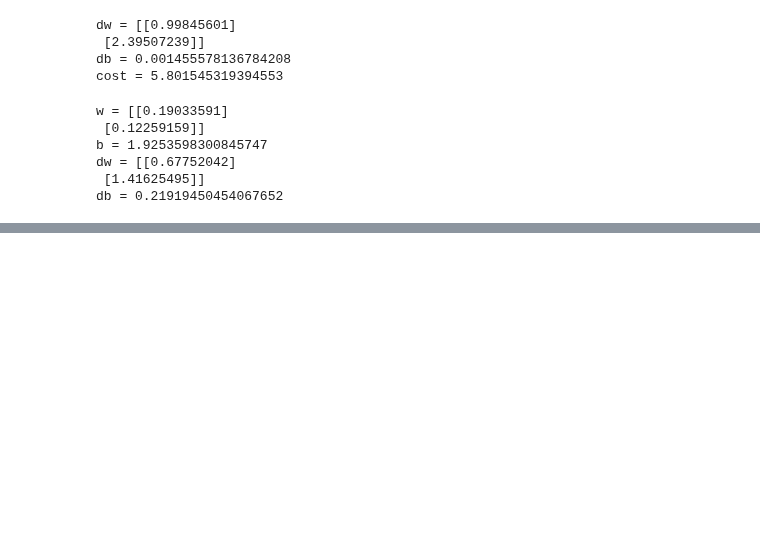
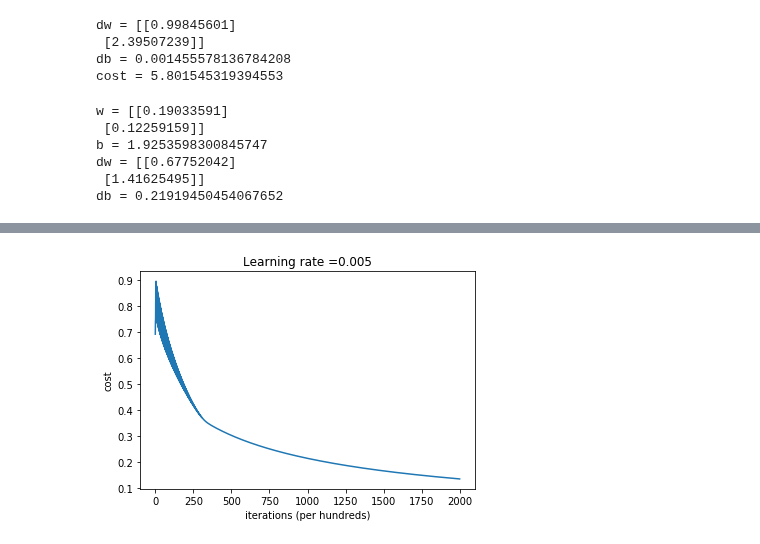
Before and after one commit to HemChandraLive/DeepLearning.AI, a Jupyter notebook: Course1/Week2/Cat Vs NonCat Classification Using Logistic Regression.ipynb, the cells around one changed output, grey strips where cells are left out. Cells and saved outputs as stored; diff of their text form; code cells hidden in the pictures; blank space fills up the shorter version.

```diff
--- a/Course1/Week2/Cat Vs NonCat Classification Using Logistic Regression.ipynb
+++ b/Course1/Week2/Cat Vs NonCat Classification Using Logistic Regression.ipynb
@@ -153,8 +146,8 @@ def computez(W,X,b):
 # %%
 def computecost(y,yhat):
     m=y.shape[1]
-    cost=np.sum(-y*np.log(yhat)-(1-y)*np.log(1-yhat))
-    return cost/m
+    cost=(-1/m)*np.sum(y*np.log(yhat)+(1-y)*(np.log(1-yhat)))
+    return cost
 # %%
 def forward_propagate(weights,bias,train_x_flatten,train_set_label):
     m=train_x_flatten.shape[1]
@@ -236,9 +217,22 @@ def predict(w, b, X):
-# %%
-def model(train_x_flatten,train_set_label,test_set_label,test_x_flatten,alpha,iteration):
-    m=train_x_flatten.shape[1]
-    dw=0
-    db=0
-    for i in range(iteration):
-        computecost()
-        dw=dw-alpha*dz
-        db=db-alpha*dz
+# %%
+def model(train_x_flatten,train_set_label,test_x_flatten,test_set_label,alpha,iteration):
+
+    w=np.zeros((train_x_flatten.shape[0],1))
+    b=0
+
+    parameters,grad,costs=updateparameters(w,b,train_x_flatten, train_set_label, iteration,alpha)
+
+     # Retrieve parameters w and b from dictionary "parameters"
+    w = parameters["w"]
+    b = parameters["b"]
+
+    d={'costs':costs,
+      'w':w,
+      'b':b,
+      }
+
+    return d
+# %%
+alpha=0.005
+iterations=2000
+d=model(train_x_flatten,train_set_label,test_x_flatten,test_set_label,alpha,iterations)
@@ -244,0 +275,9 @@ def model(train_x_flatten,train_set_label,test_set_label,test_x_flatten,alpha,it
+# %%
+costs = np.squeeze(d['costs'])
+plt.plot(costs)
+plt.ylabel('cost')
+plt.xlabel('iterations (per hundreds)')
+plt.title("Learning rate =" +str(alpha))
+plt.show()
+# %% [output]
+[figure, added]
```
Also changed, not shown: parts of 9 cells of this notebook.
